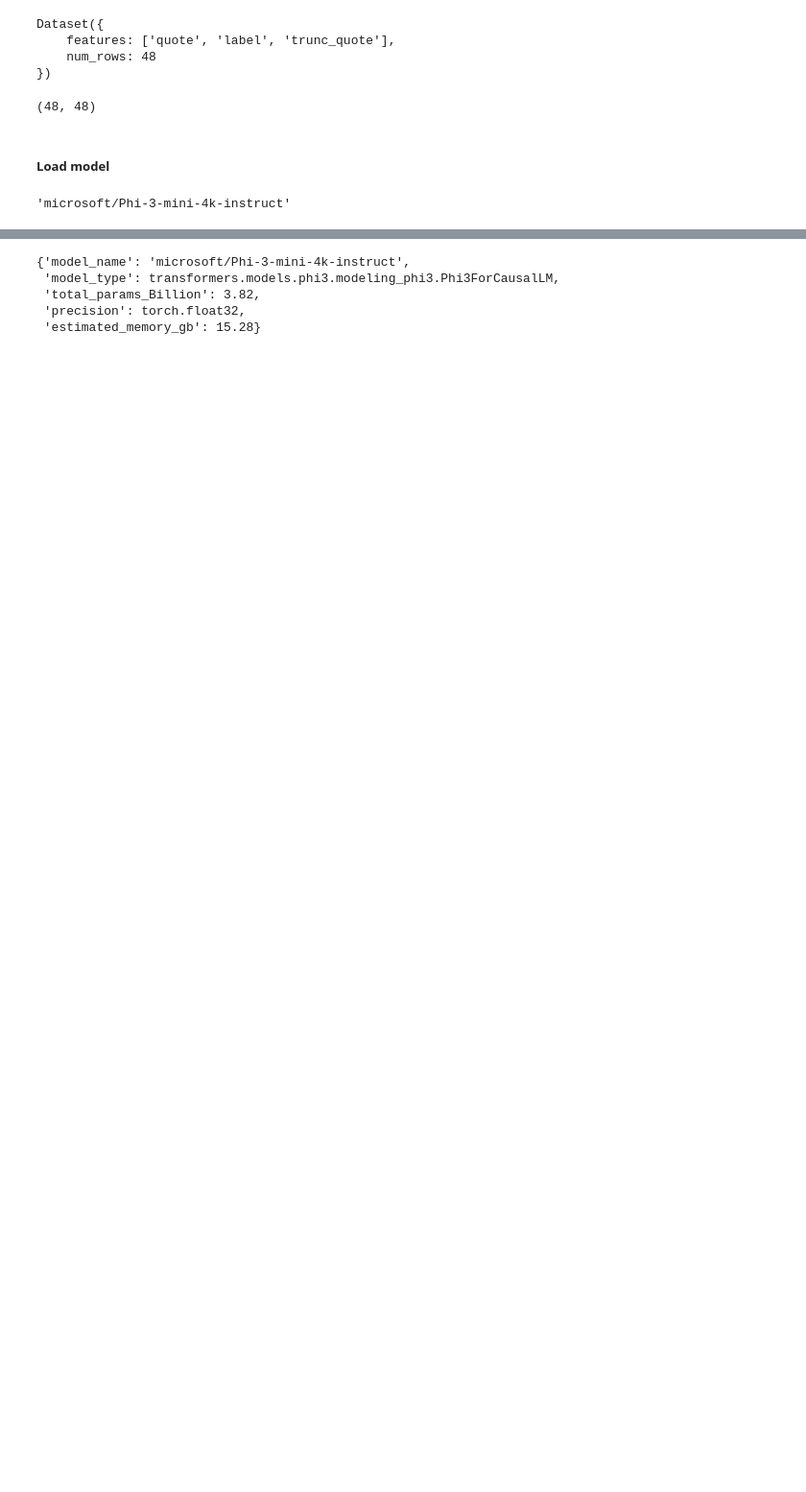
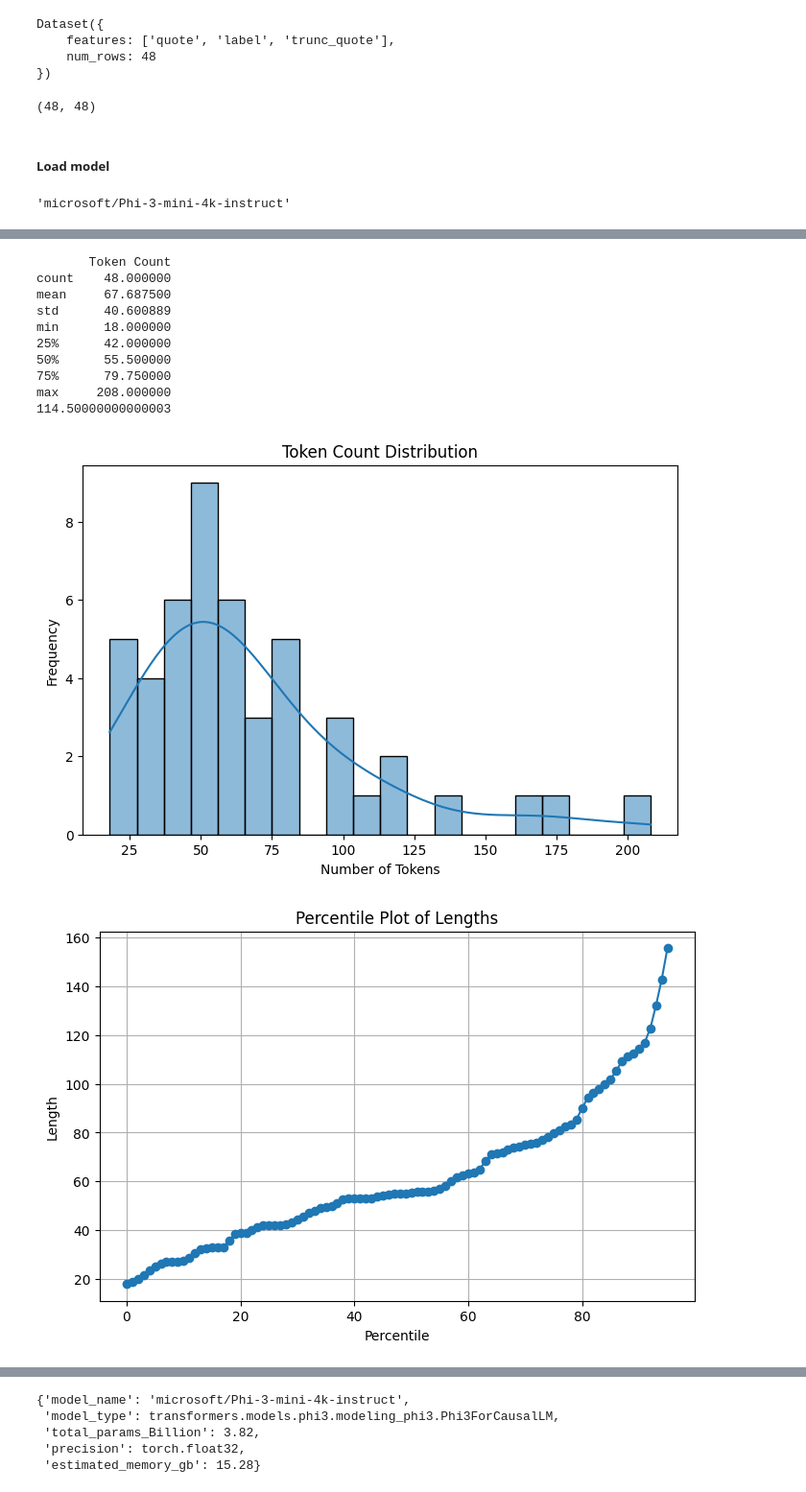
Before and after one commit to Arivima/frugal-ai-challenge, a Jupyter notebook: training/Langchain_Baseline.ipynb, the cells around one changed output, grey strips where cells are left out. Shown: that part at 96% size. Saved outputs shown, nothing was run; the diff lists cells and outputs as text; code cells hidden in the pictures; blank space fills up the shorter version.

```diff
--- a/training/Langchain_Baseline.ipynb
+++ b/training/Langchain_Baseline.ipynb
@@ -64,7 +63,8 @@ Category                                Count     Percentage
 # %%
 from frugalai.utils.sampling import sample_balanced_subset
 
-subset_ds = sample_balanced_subset(ds)
+N = 50
+subset_ds = sample_balanced_subset(ds, N=N, seed=42)
 
 print(subset_ds)
 print_distribution(subset_ds)
@@ -90,5 +121,5 @@ Category                                Count     Percentage
 # %%
-threshold = 750
+threshold = 350
 
 # Add a truncated quote column
 def add_truncated_quote(example):
@@ -177,0 +172,51 @@ model_cache_state()
+# %%
+from transformers import AutoTokenizer
+import matplotlib.pyplot as plt
+import seaborn as sns
+import pandas as pd
+import numpy as np
+
+# Load a tokenizer (replace with your model's tokenizer)
+tokenizer = AutoTokenizer.from_pretrained(model_name)  # Change to your model
+
+# Tokenize and count tokens
+token_counts = [len(tokenizer.encode(text, truncation=False)) for text in subset_ds["quote"]]
+x = range(96)
+token_percentiles = [np.percentile(token_counts, i) for i in x]
+
+# Create a dataframe for visualization
+df = pd.DataFrame({"Text": subset_ds["quote"], "Token Count": token_counts})
+
+# Display dataset statistics
+print(df.describe())  # Summary statistics
+print(np.percentile(df['Token Count'], 90))
+
+# Plot token distribution
+plt.figure(figsize=(8, 5))
+sns.histplot(token_counts, bins=20, kde=True)
+plt.xlabel("Number of Tokens")
+plt.ylabel("Frequency")
+plt.title("Token Count Distribution")
+plt.show()
+
+# Plot
+plt.figure(figsize=(8, 5))
+plt.plot(x, token_percentiles, marker='o', linestyle='-')
+plt.xlabel("Percentile")
+plt.ylabel("Length")
+plt.title("Percentile Plot of Lengths")
+plt.grid(True)
+plt.show()
+# %% [output]
+       Token Count
+count    48.000000
+mean     67.687500
+std      40.600889
+min      18.000000
+25%      42.000000
+50%      55.500000
+75%      79.750000
+max     208.000000
+114.50000000000003
+[figure, added]
+[figure, added]
```
Also changed, not shown: parts of 39 cells of this notebook, 49 other files.
